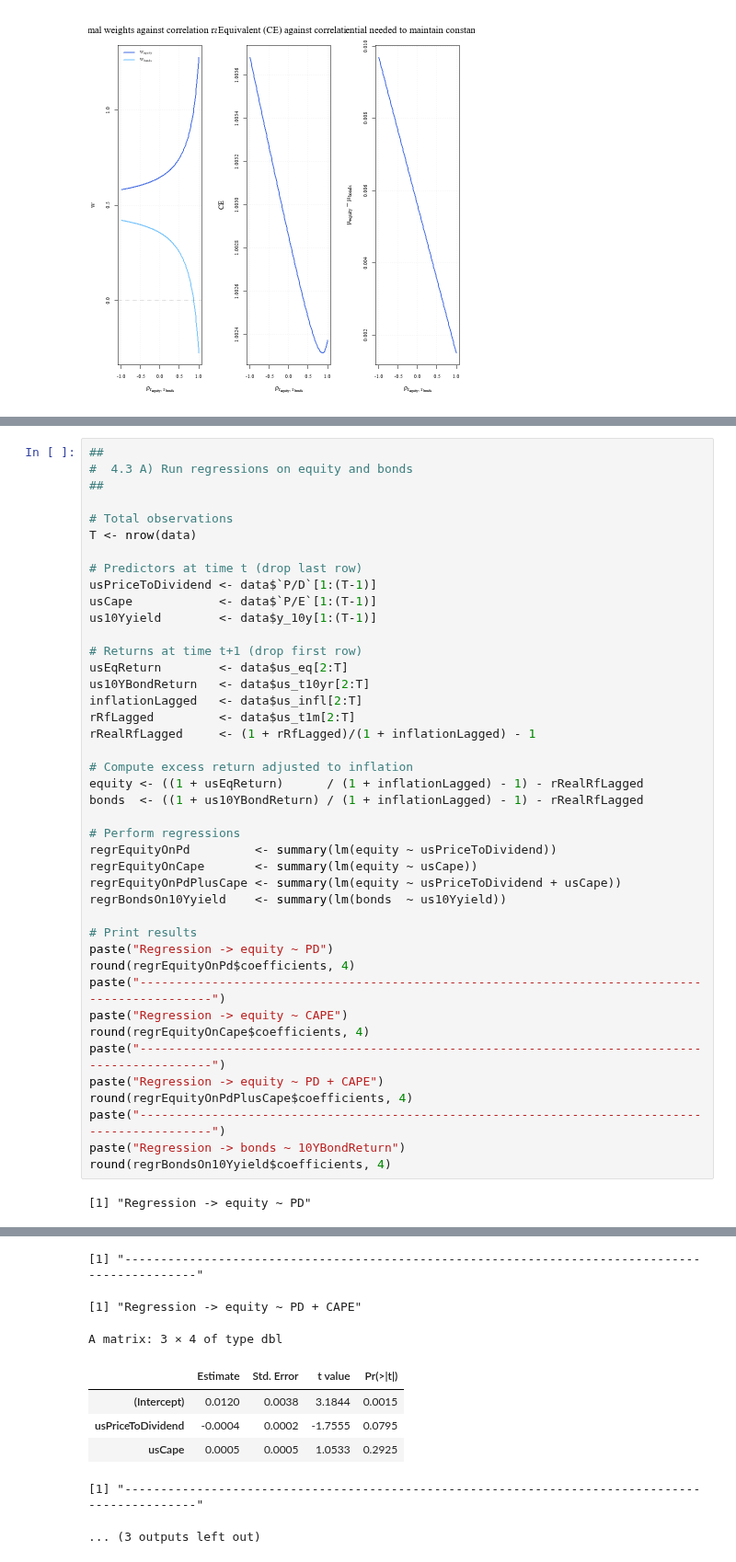
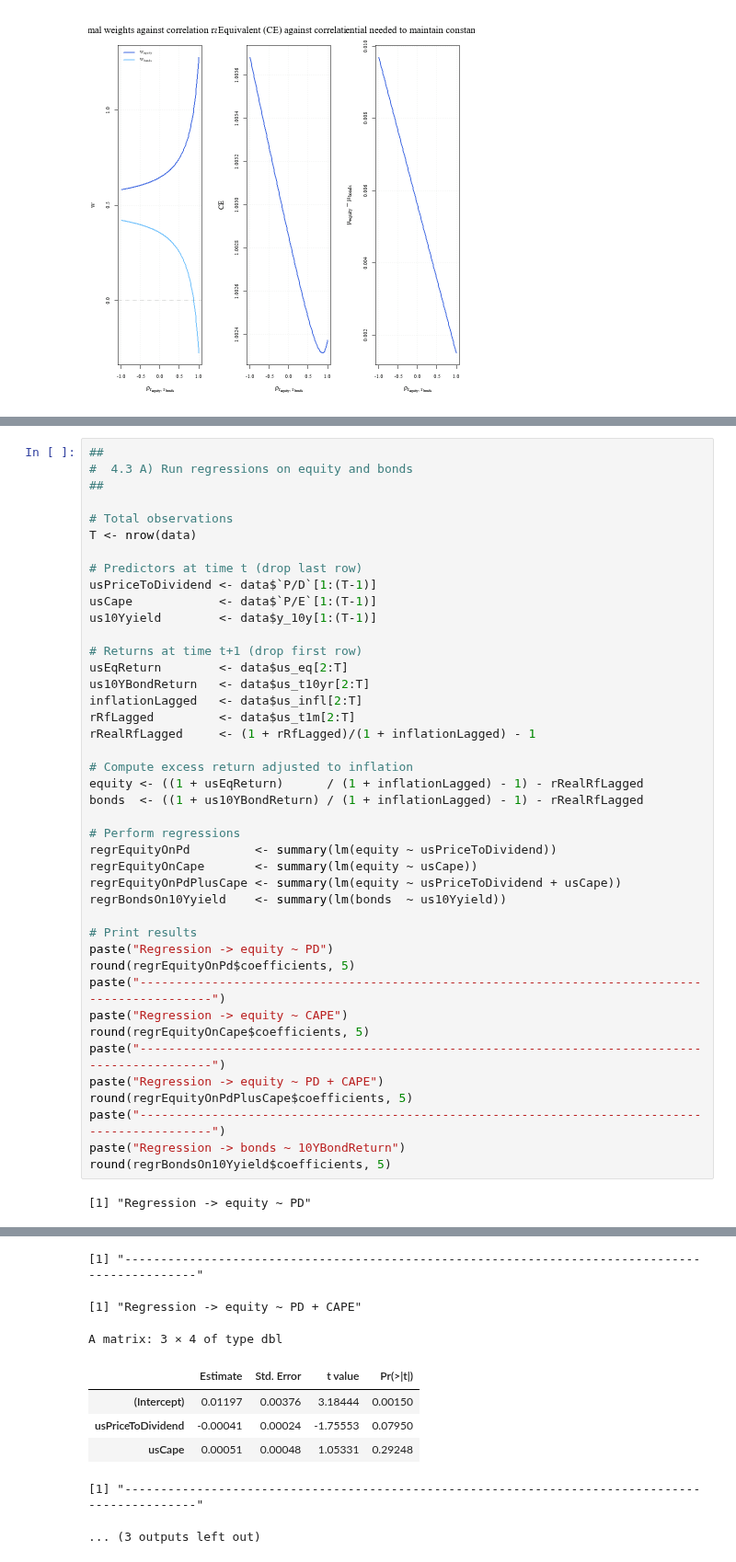
Before and after one commit to S2310053/GRA6560, a Jupyter notebook: main_code.ipynb, the cells around one changed output, grey strips where cells are left out. Shown at 92% size. Cells and saved outputs as stored; diff of their text form.

```diff
--- a/main_code.ipynb
+++ b/main_code.ipynb
@@ -1429,16 +1429,16 @@ regrBondsOn10Yyield    <- summary(lm(bonds  ~ us10Yyield))
 
 # Print results
 paste("Regression -> equity ~ PD")
-round(regrEquityOnPd$coefficients, 4)
+round(regrEquityOnPd$coefficients, 5)
 paste("-----------------------------------------------------------------------------------------------")
 paste("Regression -> equity ~ CAPE")
-round(regrEquityOnCape$coefficients, 4)
+round(regrEquityOnCape$coefficients, 5)
 paste("-----------------------------------------------------------------------------------------------")
 paste("Regression -> equity ~ PD + CAPE")
-round(regrEquityOnPdPlusCape$coefficients, 4)
+round(regrEquityOnPdPlusCape$coefficients, 5)
 paste("-----------------------------------------------------------------------------------------------")
 paste("Regression -> bonds ~ 10YBondReturn")
-round(regrBondsOn10Yyield$coefficients, 4)
+round(regrBondsOn10Yyield$coefficients, 5)
 # %% [output]
 [1] "Regression -> equity ~ PD"
 A matrix: 2 × 4 of type dbl
@@ -1454,9 +1454,9 @@ A matrix: 2 × 4 of type dbl
 [1] "-----------------------------------------------------------------------------------------------"
 [1] "Regression -> equity ~ PD + CAPE"
 A matrix: 3 × 4 of type dbl
 |  | Estimate | Std. Error | t value | Pr(>|t|) |
-| (Intercept) | 0.0120 | 0.0038 | 3.1844 | 0.0015 |
-| usPriceToDividend | -0.0004 | 0.0002 | -1.7555 | 0.0795 |
-| usCape | 0.0005 | 0.0005 | 1.0533 | 0.2925 |
+| (Intercept) | 0.01197 | 0.00376 | 3.18444 | 0.00150 |
+| usPriceToDividend | -0.00041 | 0.00024 | -1.75553 | 0.07950 |
+| usCape | 0.00051 | 0.00048 | 1.05331 | 0.29248 |
 [1] "-----------------------------------------------------------------------------------------------"
 ... (3 outputs left out)
```
Also changed, not shown: parts of 8 cells of this notebook.
